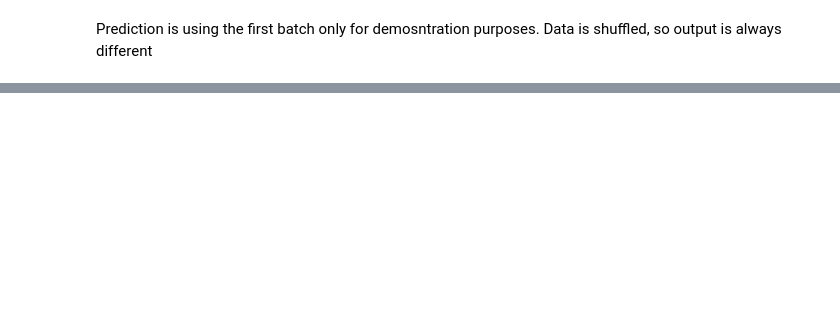
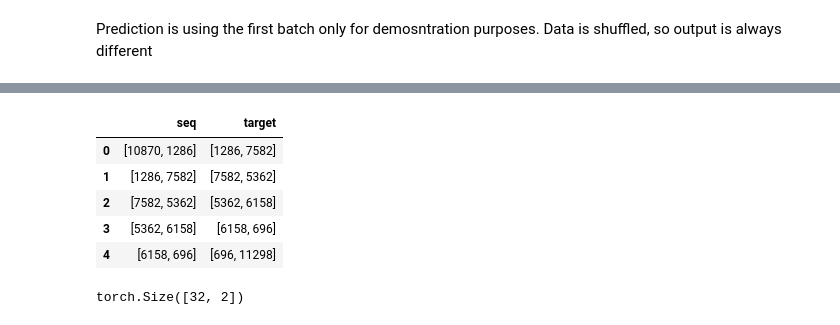
Before and after one commit to deniskapel/topic_rec, a Jupyter notebook: topic_rec.ipynb, the cells around one changed output, grey strips where cells are left out. Cells and saved outputs as stored; diff of their text form; code cells hidden in the pictures; blank space fills up the shorter version.

```diff
--- a/topic_rec.ipynb
+++ b/topic_rec.ipynb
@@ -309,0 +318,3 @@ torch.save(model.state_dict(), path)
+# %%
+with_oov = doc2id.loc[(kmeans.labels_== 1).nonzero()]
+with_oov.sample(5)
@@ -309,0 +328,43 @@ torch.save(model.state_dict(), path)
+# %%
+new_id2chunk = list(
+    set([chunk for chunk in chain(*with_oov.values.squeeze())]))
+
+new_chunk2id = {chunk: i for i, chunk in enumerate(new_id2chunk)}
+# %%
+new_sgen = SequenceGenerator(SEQ_LEN, chunk2id=new_chunk2id, id2chunk=new_id2chunk)
+with_oov_seqs = new_sgen.get_sequences(with_oov)
+with_oov_seqs.head(5)
+# %% [output]
+|  | seq | target |
+| 0 | [10870, 1286] | [1286, 7582] |
+| 1 | [1286, 7582] | [7582, 5362] |
+| 2 | [7582, 5362] | [5362, 6158] |
+| 3 | [5362, 6158] | [6158, 696] |
+| 4 | [6158, 696] | [696, 11298] |
+# %%
+trim_oov = with_oov_seqs.shape[0] % BATCH_SIZE
+
+oov_x = with_oov_seqs['seq'].values
+oov_y = with_oov_seqs['target'].values
+if trim_oov>0:
+    oov_x = oov_x[:-trim_oov]
+    oov_y = oov_y[:-trim_oov]
+
+oov_dataset = TopicDataset(
+    x=oov_x,
+    y=oov_y,
+    n_features=300,
+    id2chunk=new_sgen.id2chunk,
+    seq_len=sgen.seq_len)
+
+oov_loader = DataLoader(
+    oov_dataset, batch_size=BATCH_SIZE,
+    shuffle=True, collate_fn=train_dataset.collate,
+    generator=torch.Generator(device='cuda'))
+
+for batch in train_loader:
+    break
+
+batch[1].shape
+# %% [output]
+torch.Size([32, 2])
```
Also changed, not shown: parts of 28 cells of this notebook.
